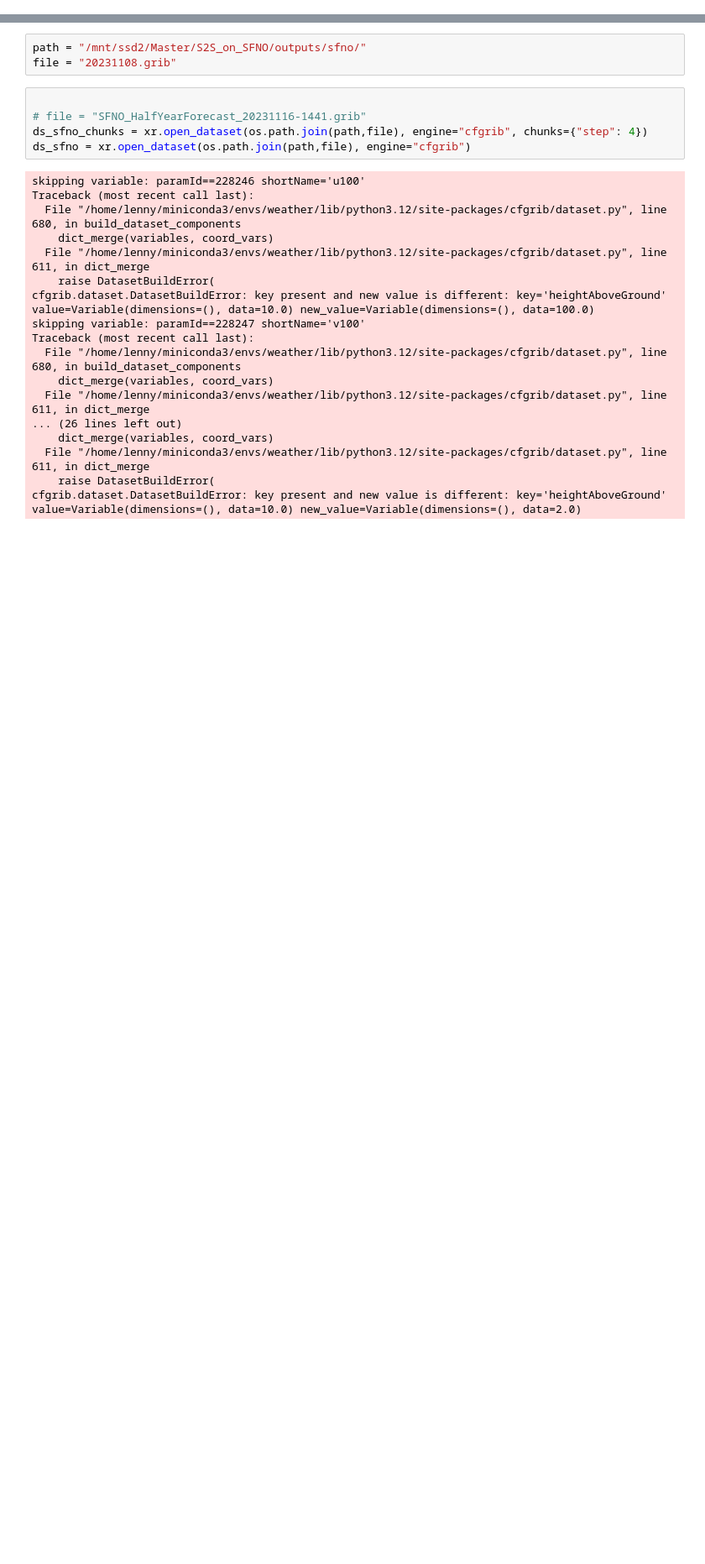
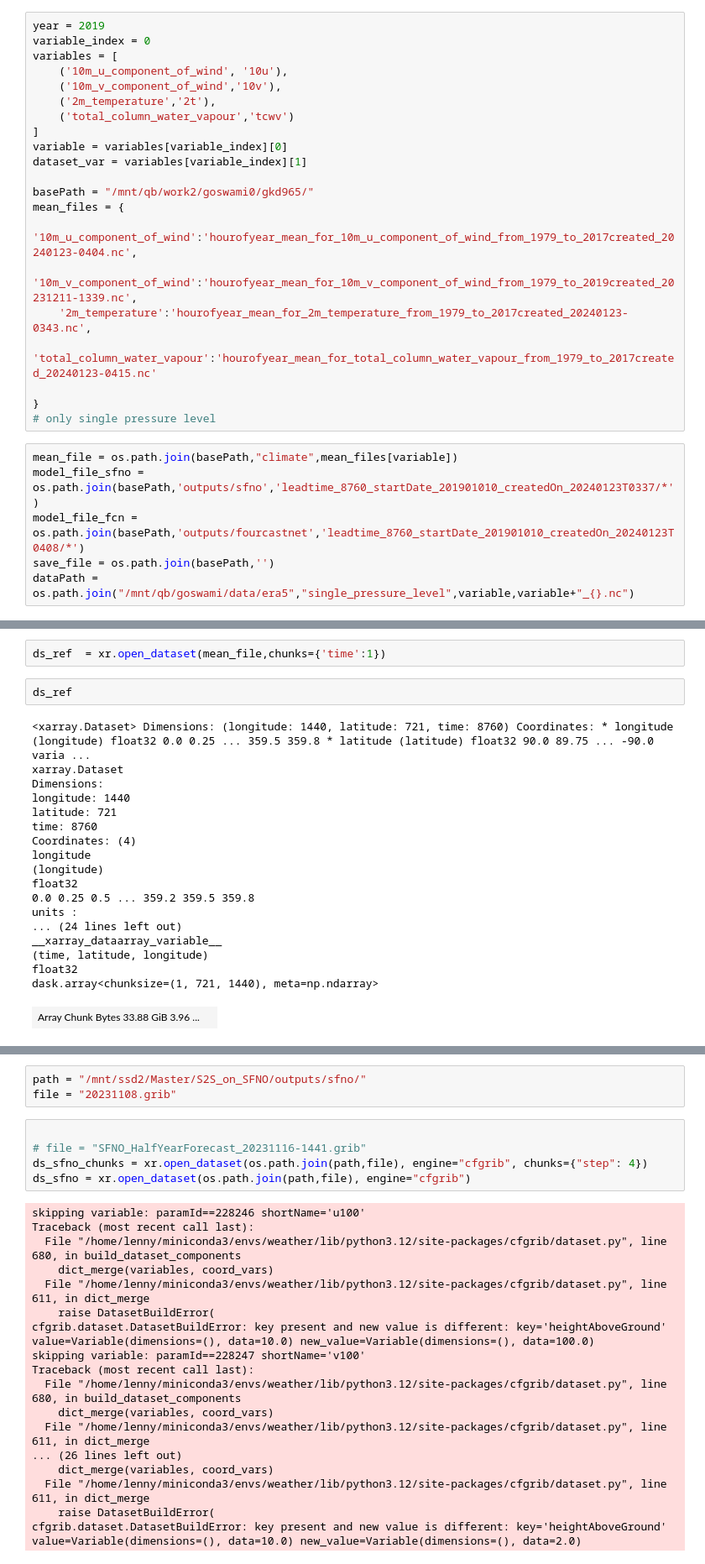
Before and after one commit to Slusny/Modulated-Spherical-Fourier-Neural-Operator, a Jupyter notebook: compare_S2S.ipynb, the cells around one changed output, grey strips where cells are left out. Shown at 84% size. Cells and saved outputs as stored; diff of their text form; blank space fills up the shorter version.

Commit message:
modellskill

```diff
--- a/compare_S2S.ipynb
+++ b/compare_S2S.ipynb
@@ -6,0 +16,27 @@ import numpy as np
+# %%
+year = 2019
+variable_index = 0
+variables = [
+    ('10m_u_component_of_wind', '10u'),
+    ('10m_v_component_of_wind','10v'),
+    ('2m_temperature','2t'),
+    ('total_column_water_vapour','tcwv')
+]
+variable = variables[variable_index][0]
+dataset_var = variables[variable_index][1]
+
+basePath = "/mnt/qb/work2/goswami0/gkd965/"
+mean_files = {
+    '10m_u_component_of_wind':'hourofyear_mean_for_10m_u_component_of_wind_from_1979_to_2017created_20240123-0404.nc',
+    '10m_v_component_of_wind':'hourofyear_mean_for_10m_v_component_of_wind_from_1979_to_2019created_20231211-1339.nc',
+    '2m_temperature':'hourofyear_mean_for_2m_temperature_from_1979_to_2017created_20240123-0343.nc',
+    'total_column_water_vapour':'hourofyear_mean_for_total_column_water_vapour_from_1979_to_2017created_20240123-0415.nc'
+
+}
+# only single pressure level
+# %%
+mean_file = os.path.join(basePath,"climate",mean_files[variable])
+model_file_sfno = os.path.join(basePath,'outputs/sfno','leadtime_8760_startDate_201901010_createdOn_20240123T0337/*')
+model_file_fcn = os.path.join(basePath,'outputs/fourcastnet','leadtime_8760_startDate_201901010_createdOn_20240123T0408/*')
+save_file = os.path.join(basePath,'')
+dataPath = os.path.join("/mnt/qb/goswami/data/era5","single_pressure_level",variable,variable+"_{}.nc")
@@ -6,0 +78,23 @@ import numpy as np
+# %%
+ds_ref  = xr.open_dataset(mean_file,chunks={'time':1})
+# %%
+ds_ref
+# %% [output]
+<xarray.Dataset> Dimensions: (longitude: 1440, latitude: 721, time: 8760) Coordinates: * longitude (longitude) float32 0.0 0.25 ... 359.5 359.8 * latitude (latitude) float32 90.0 89.75 ... -90.0 varia ...
+xarray.Dataset
+Dimensions:
+longitude: 1440
+latitude: 721
+time: 8760
+Coordinates: (4)
+longitude
+(longitude)
+float32
+0.0 0.25 0.5 ... 359.2 359.5 359.8
+units :
+... (24 lines left out)
+__xarray_dataarray_variable__
+(time, latitude, longitude)
+float32
+dask.array<chunksize=(1, 721, 1440), meta=np.ndarray>
+| Array Chunk Bytes 33.88 GiB 3.96 ... |  |
```
Also changed, not shown: parts of 18 cells of this notebook, 4 other files.
